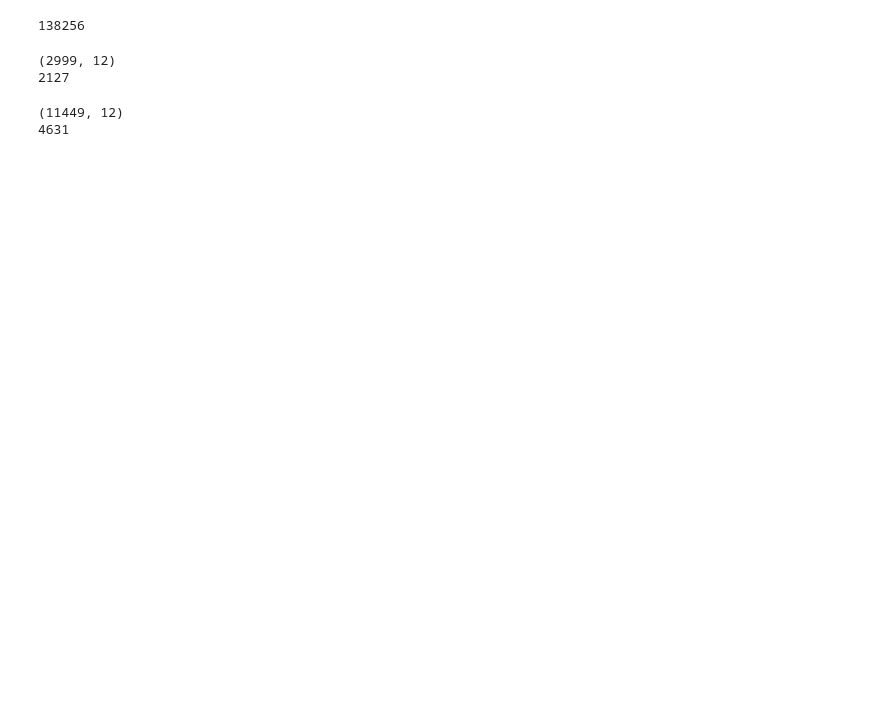
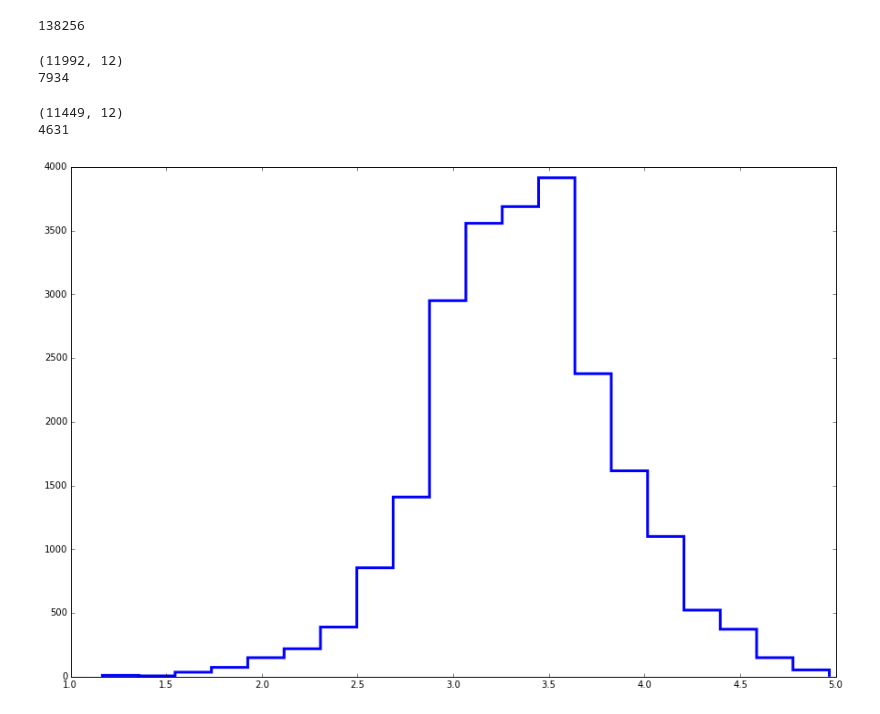
Before and after one commit to sagarjoglekar/vineCrawl, a Jupyter notebook: notebooks/unpopularVineSentiTrends.ipynb, the cells around one changed output. Drawn from its saved outputs; the diff is of its cells as text; code cells hidden in the pictures; blank space fills up the shorter version.

```diff
--- a/notebooks/unpopularVineSentiTrends.ipynb
+++ b/notebooks/unpopularVineSentiTrends.ipynb
@@ -300,6 +302,8 @@ for line in unpop_vineList:
 # %%
 sentidict0 = readSentiments()
 sentidict = readRevisedSentiments()
+# %%
+Mean_sentiment_csv = {}
 # %%
 unpop_senti_matrix = np.zeros((len(megaDict_unpop),12))
 ANP_matrix_unpop = list()
@@ -308,6 +312,7 @@ print unpop_senti_matrix.shape
 i = 0
 misses = 0
 unpop_postIdFilteredList = []
+
 for entry in megaDict_unpop:
     unpop_postIdFilteredList.append(entry)
     ANPEntry = list()
@@ -322,14 +327,15 @@ for entry in megaDict_unpop:
         else:
             last = ANPEntry[-1]
             ANPEntry.append(last)
-            unpop_senti_matrix[i][j-1] = senti_matrix[i][j-2]
+            unpop_senti_matrix[i][j-1] = unpop_senti_matrix[i][j-2]
             misses += 1
+    Mean_sentiment_csv[entry] = np.median(unpop_senti_matrix[i])
     ANP_matrix_unpop.append(ANPEntry)
     i += 1
 print misses
 # %% [output]
-(2999, 12)
-2127
+(11992, 12)
+7934
 # %%
 pop_senti_matrix = np.zeros((len(megaDict_pop),12))
 ANP_matrix_pop = list()
@@ -354,12 +360,27 @@ for entry in megaDict_pop:
             ANPEntry.append(last)
             pop_senti_matrix[i][j-1] = pop_senti_matrix[i][j-2]
             misses += 1
+    Mean_sentiment_csv[entry] = np.median(unpop_senti_matrix[i])
     ANP_matrix_pop.append(ANPEntry)
     i += 1
 print misses
 # %% [output]
 (11449, 12)
 4631
+# %%
+#f = open(mean_sentiment_store,'w+')
+sentiments = []
+for k in Mean_sentiment_csv:
+    sentiments.append(Mean_sentiment_csv[k])
+    #f.write(line)
+#f.close()
+# %%
+fig, ax = plt.subplots()
+fig.set_size_inches(15, 10)
+n, bins, patches = plt.hist(sentiments, 20, normed=0,histtype='step', cumulative=False,linewidth = 3.0)
+plt.show()
+# %% [output]
+[figure, added]
 # %%
 popular_color_features = "../Logs/vine_features_ordered.csv"
 pop_features = readFeatureFile(popular_color_features)
```
Also changed, not shown: parts of 20 cells of this notebook, 8 other files.
